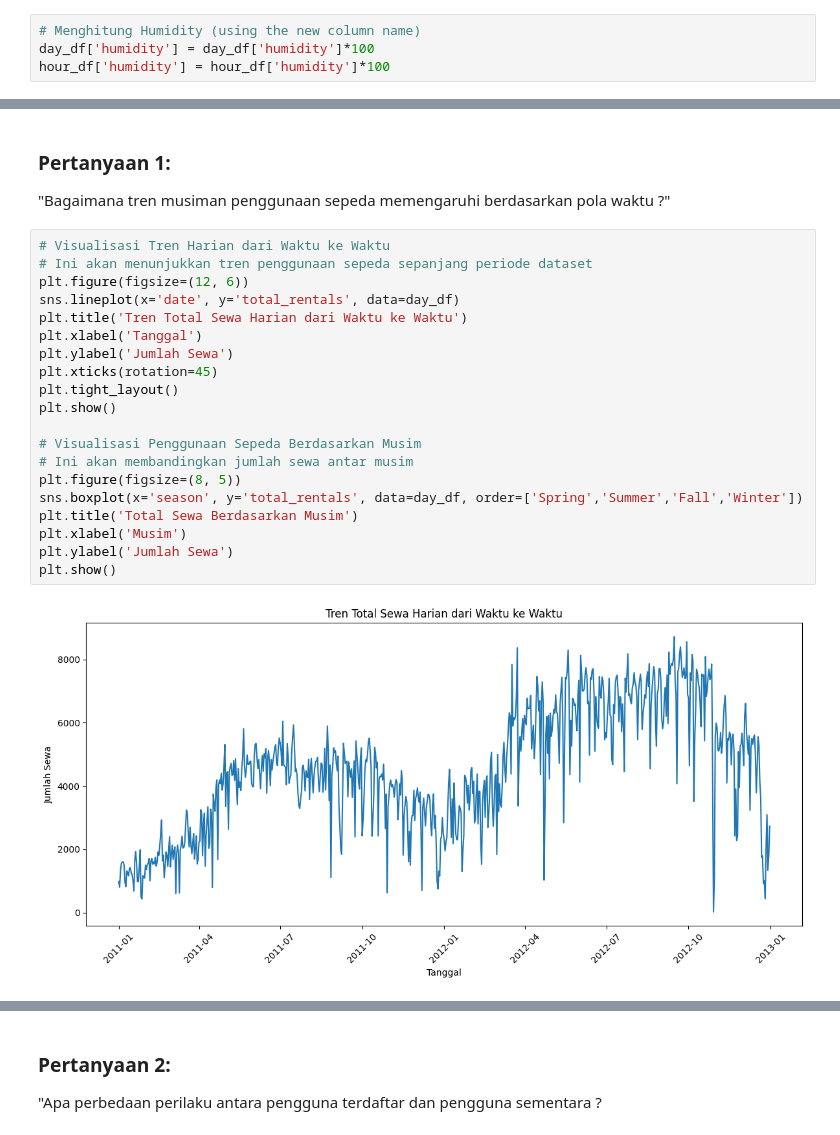
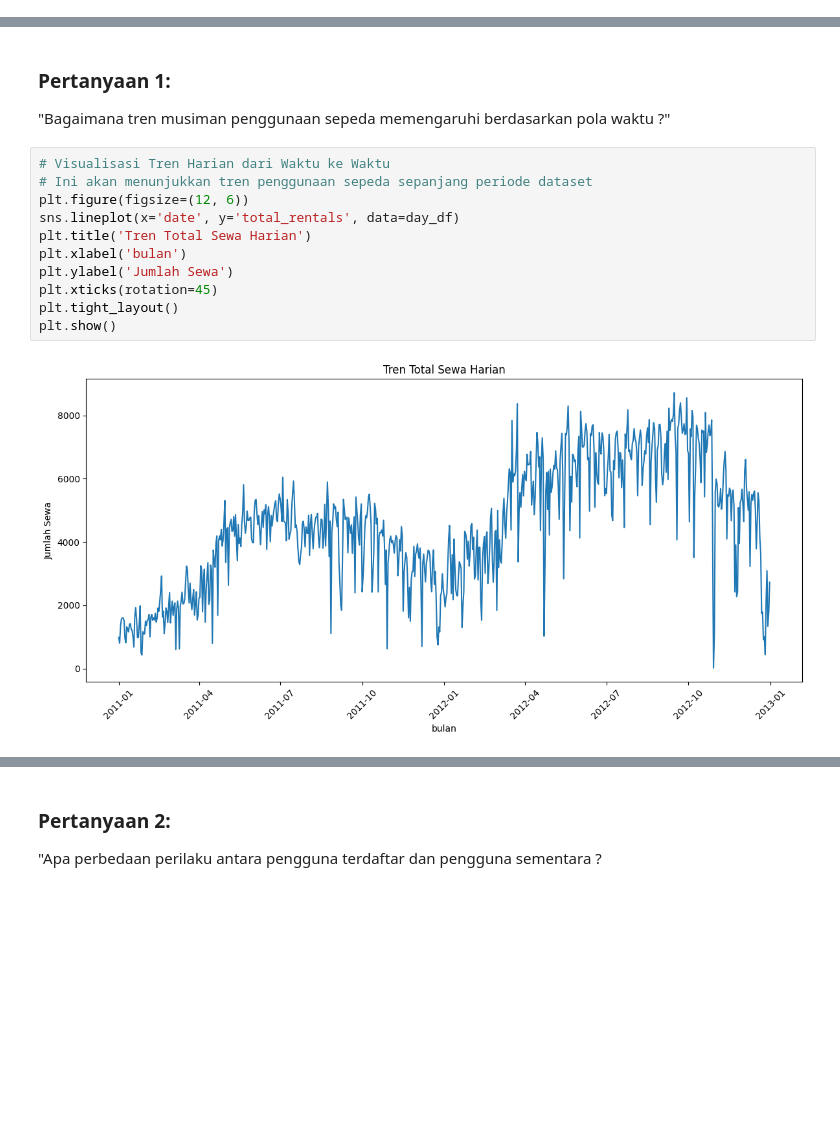
Before and after one commit to Mutasar/sewa-sepeda, a Jupyter notebook: Proyek_Analisis_Data.ipynb, the cells around one changed output, grey strips where cells are left out. Saved outputs shown, nothing was run; the diff lists cells and outputs as text; blank space fills up the shorter version.

```diff
--- a/Proyek_Analisis_Data.ipynb
+++ b/Proyek_Analisis_Data.ipynb
@@ -315,10 +315,6 @@ For example, when doing 'df[col].method(value, inplace=True)', try using 'df.met
 
 
   hour_df.year.replace((0,1), ('2011','2012'), inplace=True)
-# %%
-# Menghitung Humidity (using the new column name)
-day_df['humidity'] = day_df['humidity']*100
-hour_df['humidity'] = hour_df['humidity']*100
 # %% [markdown]
 **Insight:**
 - xxx
@@ -464,22 +460,13 @@ freq      188   366    62      463
 # %%
 # Visualisasi Tren Harian dari Waktu ke Waktu
 # Ini akan menunjukkan tren penggunaan sepeda sepanjang periode dataset
 plt.figure(figsize=(12, 6))
 sns.lineplot(x='date', y='total_rentals', data=day_df)
-plt.title('Tren Total Sewa Harian dari Waktu ke Waktu')
-plt.xlabel('Tanggal')
+plt.title('Tren Total Sewa Harian')
+plt.xlabel('bulan')
 plt.ylabel('Jumlah Sewa')
 plt.xticks(rotation=45)
 plt.tight_layout()
 plt.show()
-
-# Visualisasi Penggunaan Sepeda Berdasarkan Musim
-# Ini akan membandingkan jumlah sewa antar musim
-plt.figure(figsize=(8, 5))
-sns.boxplot(x='season', y='total_rentals', data=day_df, order=['Spring','Summer','Fall','Winter'])
-plt.title('Total Sewa Berdasarkan Musim')
-plt.xlabel('Musim')
-plt.ylabel('Jumlah Sewa')
-plt.show()
 # %% [output]
-[figure, old version]
+[figure, new version]
```
Also changed, not shown: parts of 11 cells of this notebook.
